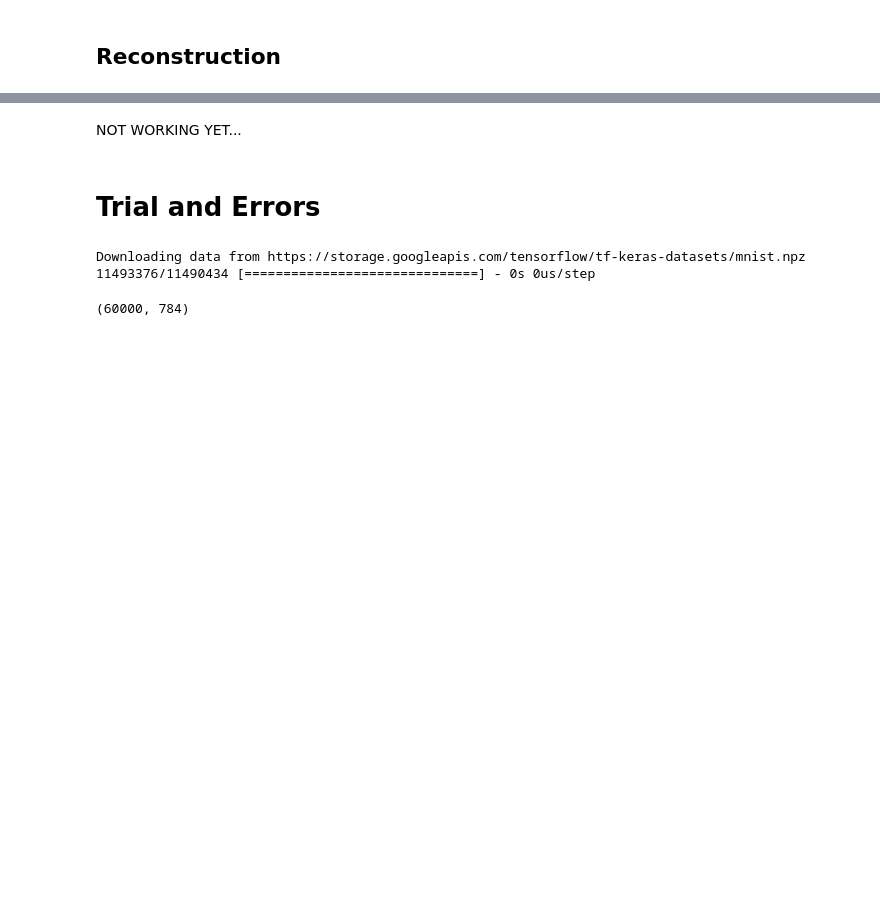
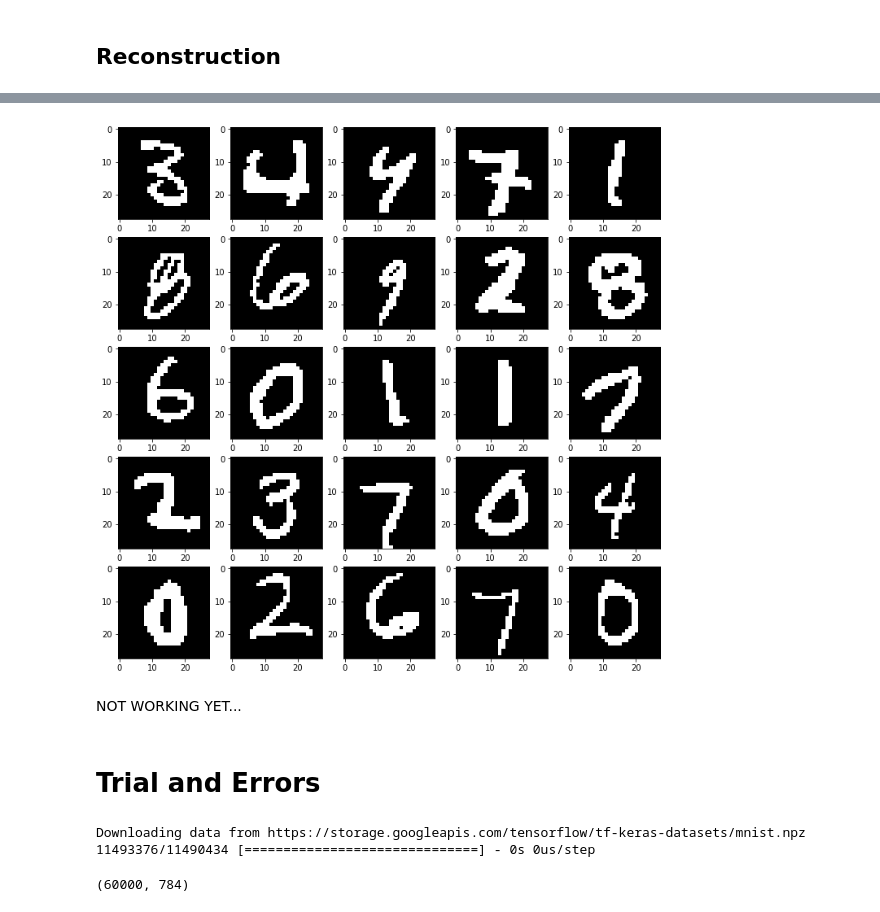
Before and after one commit to yoheikikuta/TensorFlow2-check, a Jupyter notebook: colab/VAE.ipynb, the cells around one changed output, grey strips where cells are left out. Cells and saved outputs as stored; diff of their text form; code cells hidden in the pictures; blank space fills up the shorter version.

```diff
--- a/colab/VAE.ipynb
+++ b/colab/VAE.ipynb
@@ -221,3 +248,14 @@ plt.show()
+# %%
+show_size = 5
+total = 0
+plt.figure(figsize=(12, 12))
+for i in range(show_size):
+    for j in range(show_size):
+        draw_digit(np.array(x_batch_train[total]).reshape(28, 28), show_size, show_size, total+1)
+        total += 1
+plt.show()
+# %% [output]
+[figure, added]
 # %% [markdown]
 NOT WORKING YET...
 # %% [markdown]
```
Also changed, not shown: parts of 39 cells of this notebook.
